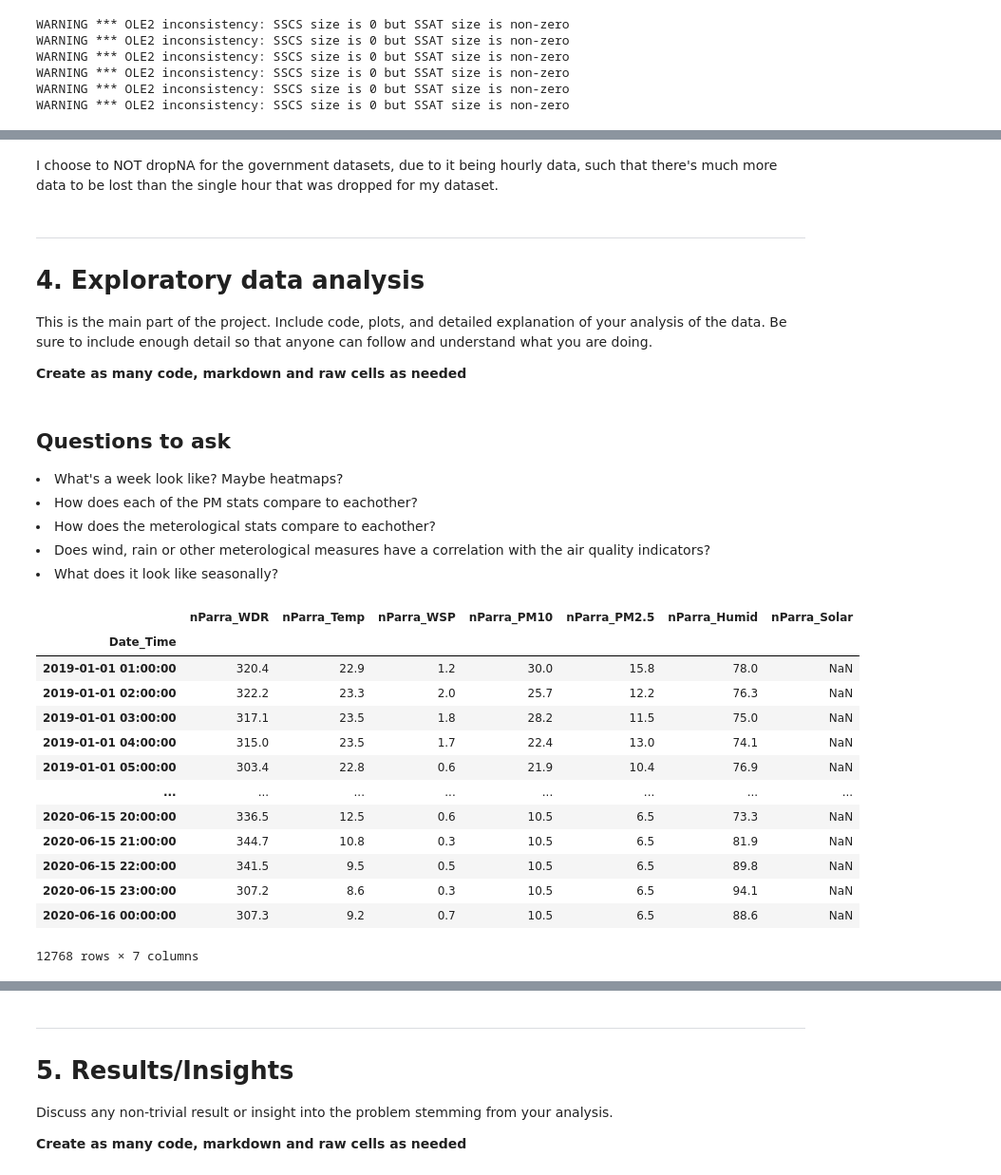
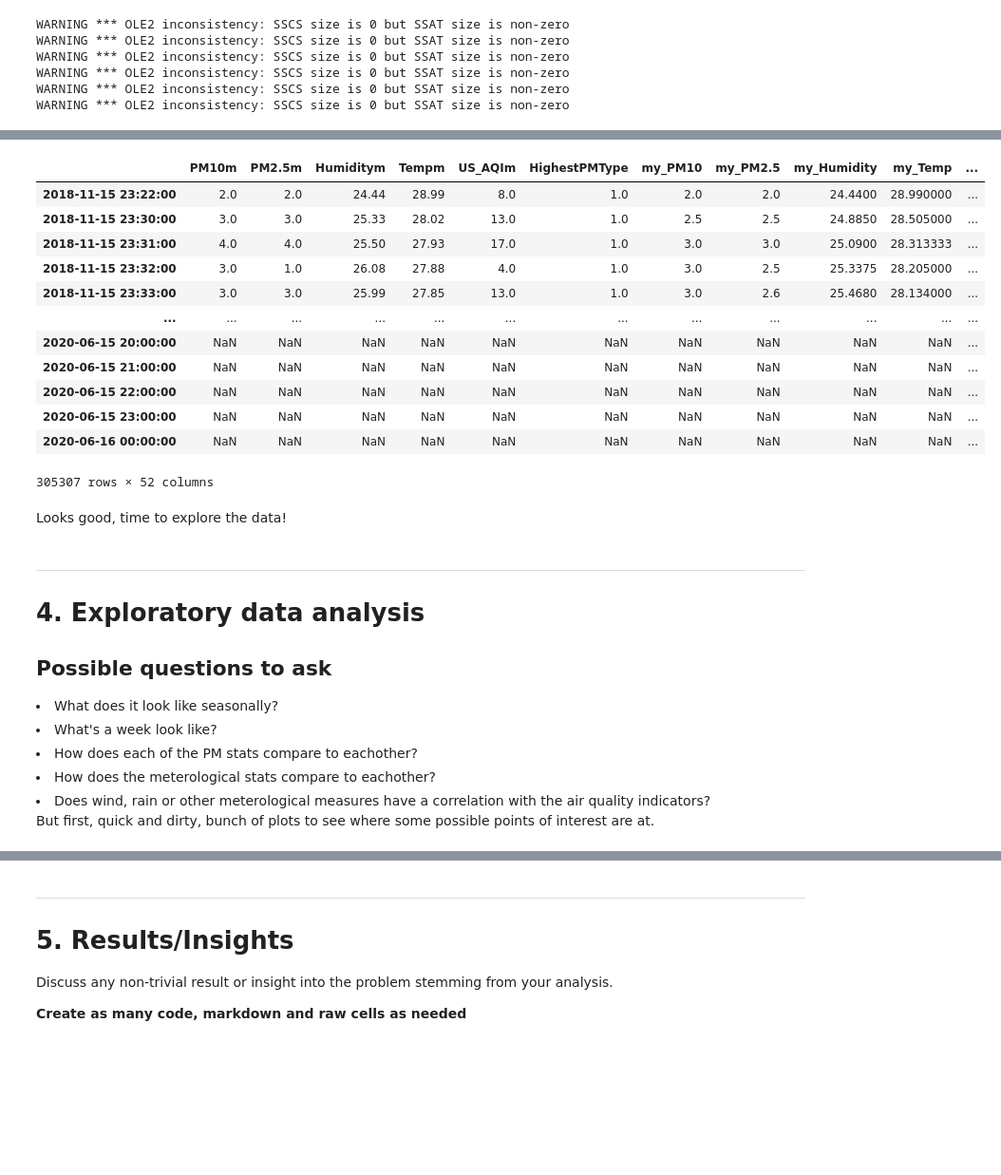
Before and after one commit to MFoobar/2020Aut37373, a Jupyter notebook: Project_Template.ipynb, the cells around one changed output, grey strips where cells are left out. Shown at 95% size. Saved outputs shown, nothing was run; the diff lists cells and outputs as text; code cells hidden in the pictures; blank space fills up the shorter version.

```diff
--- a/Project_Template.ipynb
+++ b/Project_Template.ipynb
@@ -182,10 +174,12 @@ Looks good, time for the data types and go for rolling averages per hour, simila
 # Converting types
 dateFormat='%Y/%m/%d %H:%M:%S'
 
-df_allmyData['PM10_min'] = df_allmyData['PM10_min'].astype('int64')
-df_allmyData['PM2.5_min'] = df_allmyData['PM2.5_min'].astype('int64')
-df_allmyData['US_AQI_min'] = df_allmyData['US_AQI_min'].astype('int64')
+df_allmyData['PM10m'] = df_allmyData['PM10m'].astype('int64')
+df_allmyData['PM2.5m'] = df_allmyData['PM2.5m'].astype('int64')
+df_allmyData['US_AQIm'] = df_allmyData['US_AQIm'].astype('int64')
+
 df_allmyData['HighestPMType'] = df_allmyData['HighestPMType'].astype('category')
+df_allmyData['HighestPMType'] = df_allmyData['HighestPMType'].cat.codes
 
 df_allmyData['Date_Time'] = pd.to_datetime(df_allmyData['Date_Time'], format='%Y-%m-%d %H:%M:%S')
 df_allmyData['Date_Time'] = df_allmyData['Date_Time'].dt.strftime(dateFormat)
@@ -309,2 +321,0 @@ dict_df['westSydAQI']['nParra_AQI'] = dict_df['westSydAQI']['nParra_AQI'].astype
-# %% [markdown]
-I choose to NOT dropNA for the government datasets, due to it being hourly data, such that there's much more data to be lost than the single hour that was dropped for my dataset.
@@ -320,19 +322,39 @@ merge = merge.join(dict_df['prospect'])
 # %%
+#Time to make a dataframe with everything!
 index_sum = [dict_df[d].index.tolist() for d in dict_df]
 index_sum_flat = [item for sublist in index_sum for item in sublist]
-u = sorted(list(set(index_sum_flat)))
-merge = pd.DataFrame(index=u)
+unique_index = sorted(list(set(index_sum_flat)))
+unique_index = pd.to_datetime(unique_index)
+df_all_hour = pd.DataFrame(index=unique_index)
+for d in dict_df:
+    df_all_hour = df_all_hour.join(dict_df[d])
+
+df_all_hour
+# %% [output]
+|  | PM10m | PM2.5m | Humiditym | Tempm | US_AQIm | HighestPMType | my_PM10 | my_PM2.5 | my_Humidity | my_Temp | ... |
+| 2018-11-15 23:22:00 | 2.0 | 2.0 | 24.44 | 28.99 | 8.0 | 1.0 | 2.0 | 2.0 | 24.4400 | 28.990000 | ... |
+| 2018-11-15 23:30:00 | 3.0 | 3.0 | 25.33 | 28.02 | 13.0 | 1.0 | 2.5 | 2.5 | 24.8850 | 28.505000 | ... |
+| 2018-11-15 23:31:00 | 4.0 | 4.0 | 25.50 | 27.93 | 17.0 | 1.0 | 3.0 | 3.0 | 25.0900 | 28.313333 | ... |
+| 2018-11-15 23:32:00 | 3.0 | 1.0 | 26.08 | 27.88 | 4.0 | 1.0 | 3.0 | 2.5 | 25.3375 | 28.205000 | ... |
+| 2018-11-15 23:33:00 | 3.0 | 3.0 | 25.99 | 27.85 | 13.0 | 1.0 | 3.0 | 2.6 | 25.4680 | 28.134000 | ... |
+| ... | ... | ... | ... | ... | ... | ... | ... | ... | ... | ... | ... |
+| 2020-06-15 20:00:00 | NaN | NaN | NaN | NaN | NaN | NaN | NaN | NaN | NaN | NaN | ... |
+| 2020-06-15 21:00:00 | NaN | NaN | NaN | NaN | NaN | NaN | NaN | NaN | NaN | NaN | ... |
+| 2020-06-15 22:00:00 | NaN | NaN | NaN | NaN | NaN | NaN | NaN | NaN | NaN | NaN | ... |
+| 2020-06-15 23:00:00 | NaN | NaN | NaN | NaN | NaN | NaN | NaN | NaN | NaN | NaN | ... |
+| 2020-06-16 00:00:00 | NaN | NaN | NaN | NaN | NaN | NaN | NaN | NaN | NaN | NaN | ... |
+305307 rows × 52 columns
-# %% [markdown]
-<hr style="height:5px;border:none;color:#333;background-color:#333;" />
-<h1>4. Exploratory data analysis</h1>
-
-This is the main part of the project. Include code, plots, and detailed explanation of your analysis of the data. Be sure to include enough detail so that anyone can follow and understand what you are doing.
-
-<b>Create as many code, markdown and raw cells as needed</b>
+# %% [markdown]
+Looks good, time to explore the data!
 # %% [markdown]
-<h2>Questions to ask</h2>
-<li> What's a week look like? Maybe heatmaps? </li>
+<hr style="height:5px;border:none;color:#333;background-color:#333;" />
+<h1>4. Exploratory data analysis</h1>
+
+<h2>Possible questions to ask</h2>
+<li> What does it look like seasonally? </li>
+<li> What's a week look like? </li>
 <li> How does each of the PM stats compare to eachother? </li>
 <li> How does the meterological stats compare to eachother? </li>
 <li> Does wind, rain or other meterological measures have a correlation with the air quality indicators? </li>
-<li> What does it look like seasonally? </li>
+
+But first, quick and dirty, bunch of plots to see where some possible points of interest are at.
@@ -342,18 +360,0 @@ This is the main part of the project. Include code, plots, and detailed explanat
-# %%
-range2019 = pd.date_range('2019/01/01 00:00', periods=24*365, freq='H')
-dict_df['nParra'].ffill()
-# %% [output]
-|  | nParra_WDR | nParra_Temp | nParra_WSP | nParra_PM10 | nParra_PM2.5 | nParra_Humid | nParra_Solar |
-| Date_Time |  |  |  |  |  |  |  |
-| 2019-01-01 01:00:00 | 320.4 | 22.9 | 1.2 | 30.0 | 15.8 | 78.0 | NaN |
-| 2019-01-01 02:00:00 | 322.2 | 23.3 | 2.0 | 25.7 | 12.2 | 76.3 | NaN |
-| 2019-01-01 03:00:00 | 317.1 | 23.5 | 1.8 | 28.2 | 11.5 | 75.0 | NaN |
-| 2019-01-01 04:00:00 | 315.0 | 23.5 | 1.7 | 22.4 | 13.0 | 74.1 | NaN |
-| 2019-01-01 05:00:00 | 303.4 | 22.8 | 0.6 | 21.9 | 10.4 | 76.9 | NaN |
-| ... | ... | ... | ... | ... | ... | ... | ... |
-| 2020-06-15 20:00:00 | 336.5 | 12.5 | 0.6 | 10.5 | 6.5 | 73.3 | NaN |
-| 2020-06-15 21:00:00 | 344.7 | 10.8 | 0.3 | 10.5 | 6.5 | 81.9 | NaN |
-| 2020-06-15 22:00:00 | 341.5 | 9.5 | 0.5 | 10.5 | 6.5 | 89.8 | NaN |
-| 2020-06-15 23:00:00 | 307.2 | 8.6 | 0.3 | 10.5 | 6.5 | 94.1 | NaN |
-| 2020-06-16 00:00:00 | 307.3 | 9.2 | 0.7 | 10.5 | 6.5 | 88.6 | NaN |
-12768 rows × 7 columns
```
Also changed, not shown: parts of 20 cells of this notebook.
